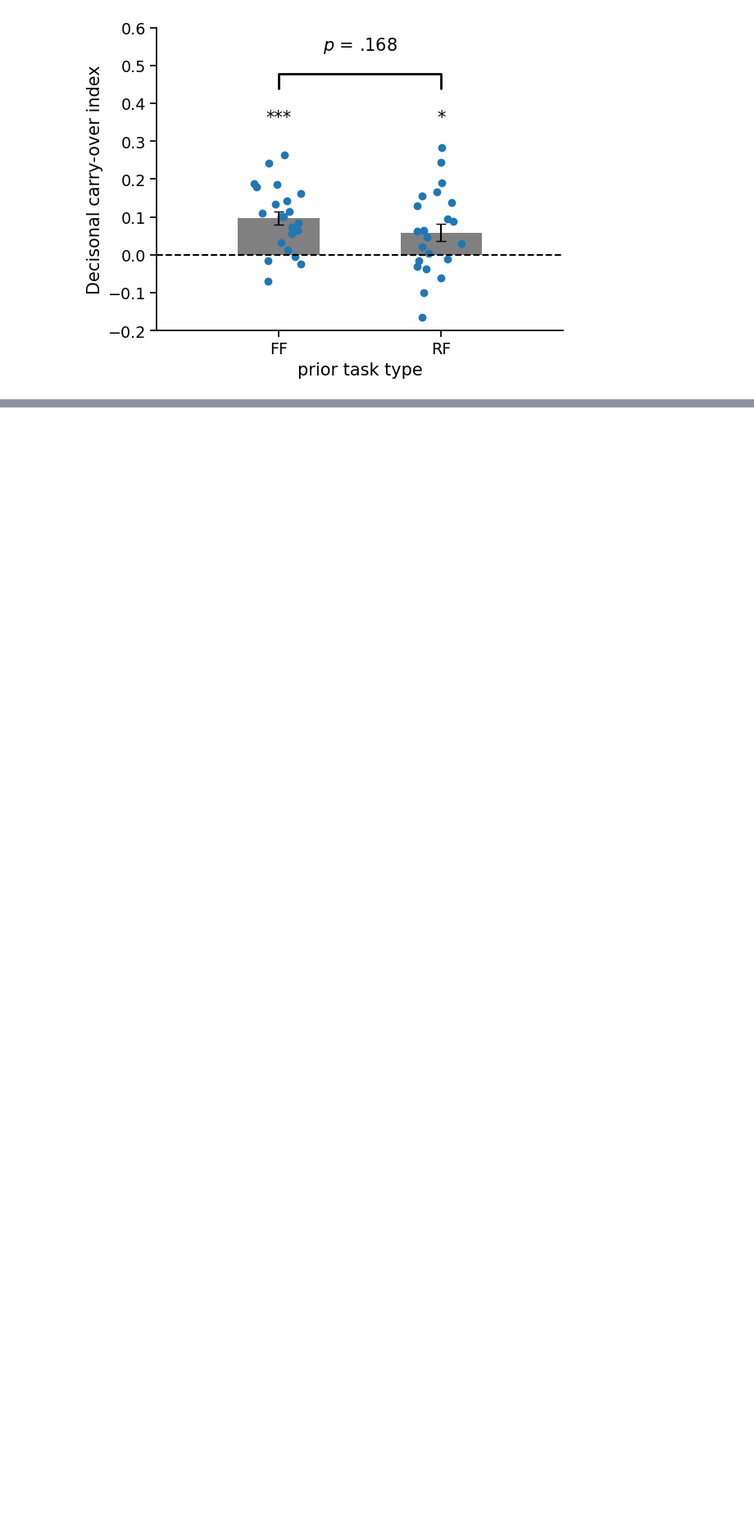
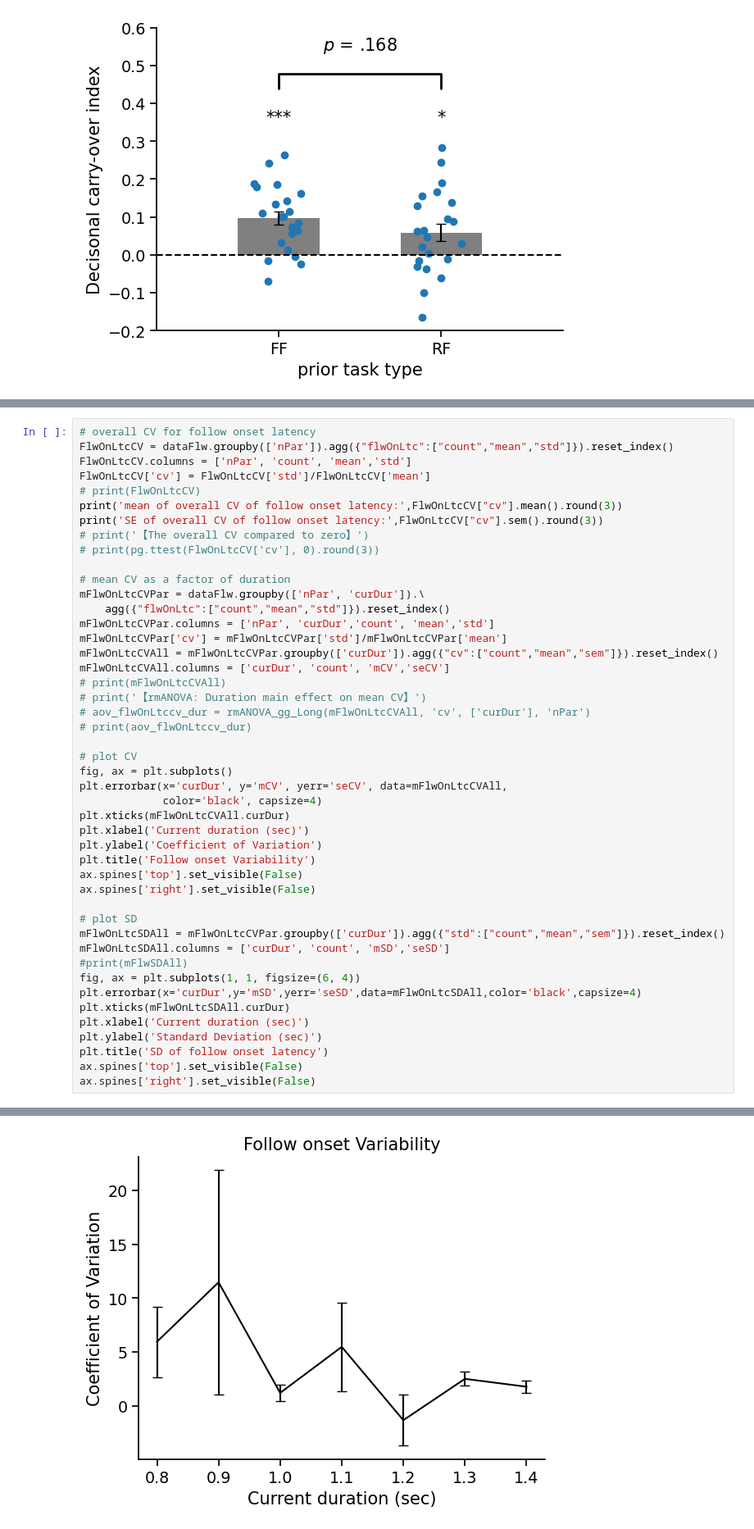
Before and after one commit to msenselab/seq_reproduction, a Jupyter notebook: data_analysis/code/dataAna.ipynb, the cells around one changed output, grey strips where cells are left out. Shown at 82% size. Cells and saved outputs as stored; diff of their text form; blank space fills up the shorter version.

```diff
--- a/data_analysis/code/dataAna.ipynb
+++ b/data_analysis/code/dataAna.ipynb
@@ -1264,0 +1351,47 @@ T-test  0.3998
+# %%
+# overall CV for follow onset latency
+FlwOnLtcCV = dataFlw.groupby(['nPar']).agg({"flwOnLtc":["count","mean","std"]}).reset_index()
+FlwOnLtcCV.columns = ['nPar', 'count', 'mean','std']
+FlwOnLtcCV['cv'] = FlwOnLtcCV['std']/FlwOnLtcCV['mean']
+# print(FlwOnLtcCV)
+print('mean of overall CV of follow onset latency:',FlwOnLtcCV["cv"].mean().round(3))
+print('SE of overall CV of follow onset latency:',FlwOnLtcCV["cv"].sem().round(3))
+# print('【The overall CV compared to zero】')
+# print(pg.ttest(FlwOnLtcCV['cv'], 0).round(3))
+
+# mean CV as a factor of duration
+mFlwOnLtcCVPar = dataFlw.groupby(['nPar', 'curDur']).\
+    agg({"flwOnLtc":["count","mean","std"]}).reset_index()
+mFlwOnLtcCVPar.columns = ['nPar', 'curDur','count', 'mean','std']
+mFlwOnLtcCVPar['cv'] = mFlwOnLtcCVPar['std']/mFlwOnLtcCVPar['mean']
+mFlwOnLtcCVAll = mFlwOnLtcCVPar.groupby(['curDur']).agg({"cv":["count","mean","sem"]}).reset_index()
+mFlwOnLtcCVAll.columns = ['curDur', 'count', 'mCV','seCV']
+# print(mFlwOnLtcCVAll)
+# print('【rmANOVA: Duration main effect on mean CV】')
+# aov_flwOnLtccv_dur = rmANOVA_gg_Long(mFlwOnLtcCVAll, 'cv', ['curDur'], 'nPar')
+# print(aov_flwOnLtccv_dur)
+
+# plot CV
+fig, ax = plt.subplots()
+plt.errorbar(x='curDur', y='mCV', yerr='seCV', data=mFlwOnLtcCVAll,
+             color='black', capsize=4)
+plt.xticks(mFlwOnLtcCVAll.curDur)
+plt.xlabel('Current duration (sec)')
+plt.ylabel('Coefficient of Variation')
+plt.title('Follow onset Variability')
+ax.spines['top'].set_visible(False)
+ax.spines['right'].set_visible(False)
+
+# plot SD
+mFlwOnLtcSDAll = mFlwOnLtcCVPar.groupby(['curDur']).agg({"std":["count","mean","sem"]}).reset_index()
+mFlwOnLtcSDAll.columns = ['curDur', 'count', 'mSD','seSD']
+#print(mFlwSDAll)
+fig, ax = plt.subplots(1, 1, figsize=(6, 4))
+plt.errorbar(x='curDur',y='mSD',yerr='seSD',data=mFlwOnLtcSDAll,color='black',capsize=4)
+plt.xticks(mFlwOnLtcSDAll.curDur)
+plt.xlabel('Current duration (sec)')
+plt.ylabel('Standard Deviation (sec)')
+plt.title('SD of follow onset latency')
+ax.spines['top'].set_visible(False)
+ax.spines['right'].set_visible(False)
+# %% [output]
@@ -1264,0 +1400 @@ T-test  0.3998
+[figure, added]
```
Also changed, not shown: parts of 16 cells of this notebook, 3 other files.
